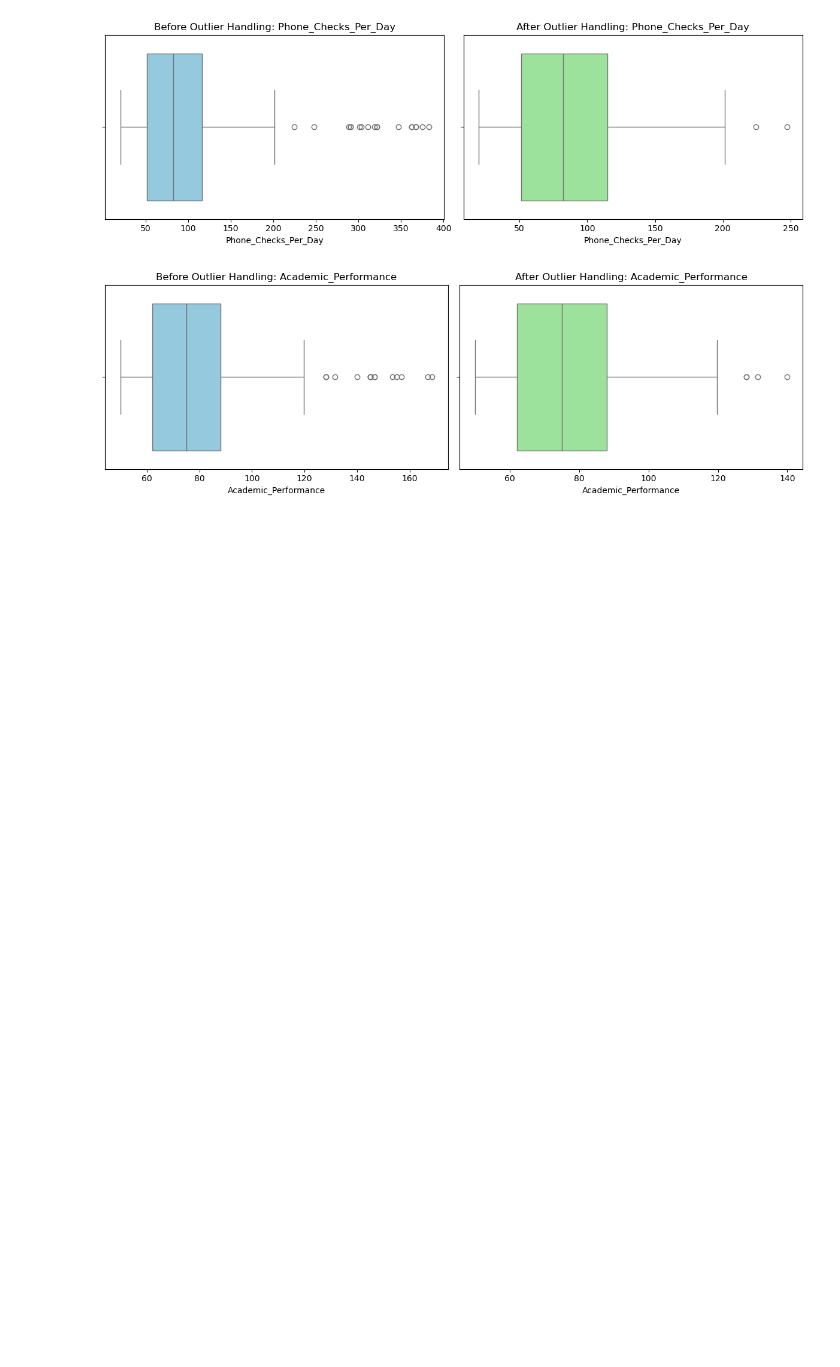
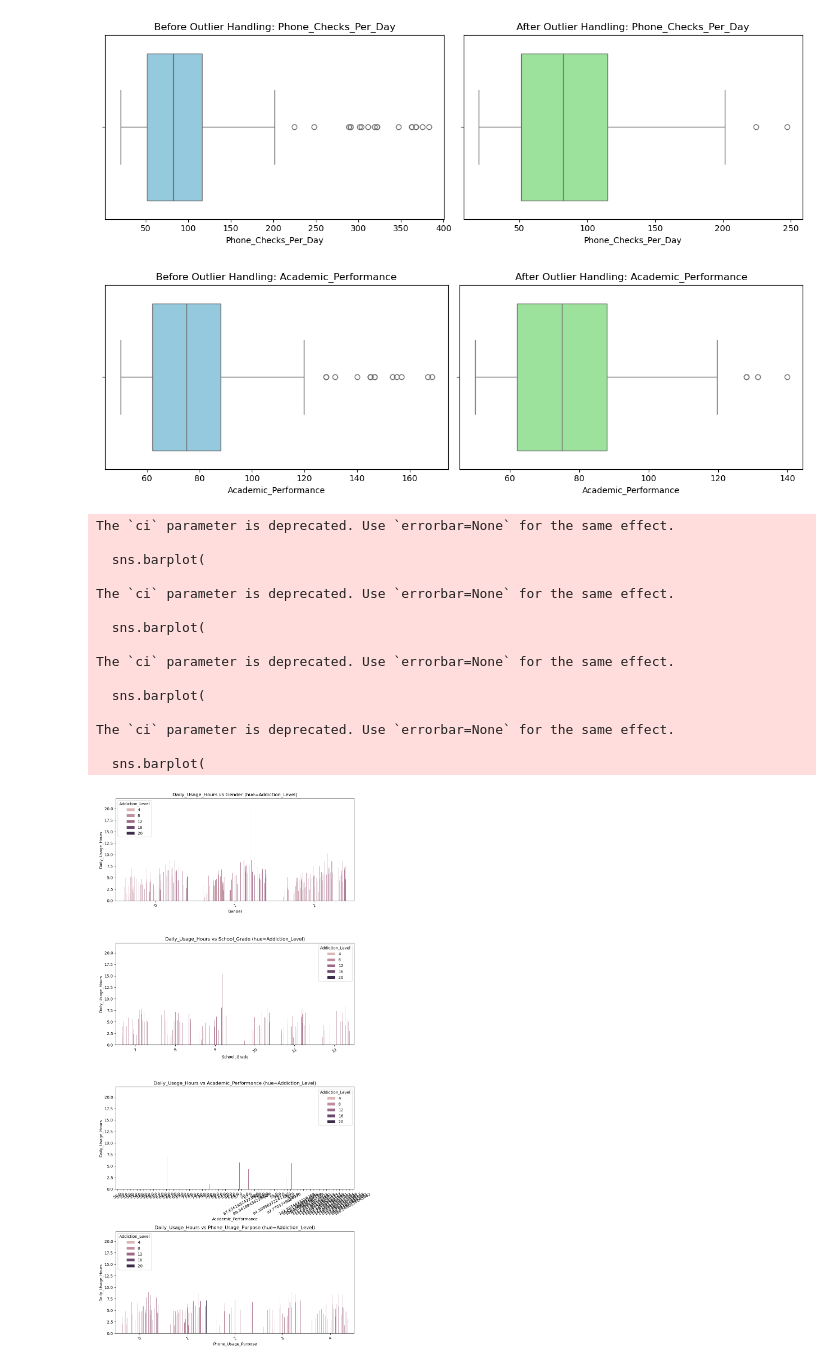
Before and after one commit to amitabhdeogh-09/ML-Project1, a Jupyter notebook: DATASET ML.ipynb, the cells around one changed output. Cells and saved outputs as stored; diff of their text form; code cells hidden in the pictures; blank space fills up the shorter version.

```diff
--- a/DATASET ML.ipynb
+++ b/DATASET ML.ipynb
@@ -411,3 +411,52 @@ for col in features:
 [figure]
 [figure]
 [figure]
+# %%
+import matplotlib.pyplot as plt
+import seaborn as sns
+
+# Target column
+target_col = "Addiction_Level"
+
+# Numeric feature to compare (like LoanAmount in report)
+numeric_col = "Daily_Usage_Hours"
+
+# Categorical features (change according to your dataset)
+cat_features = [
+    "Gender",
+    "School_Grade",
+    "Academic_Performance",
+    "Phone_Usage_Purpose"
+]
+
+# Prepare canvas (subplots stacked vertically)
+f, axes = plt.subplots(len(cat_features), 1, figsize=(10, 5*len(cat_features)))
+
+# Plot for each categorical feature
+for i, col in enumerate(cat_features):
+    sns.barplot(
+        x=col, y=numeric_col, hue=target_col,
+        data=df, ci=None, ax=axes[i]
+    )
+    axes[i].set_title(f"{numeric_col} vs {col} (hue={target_col})")
+    axes[i].tick_params(axis='x', rotation=30)
+
+plt.tight_layout()
+plt.show()
+# %% [output]
+The `ci` parameter is deprecated. Use `errorbar=None` for the same effect.
+
+  sns.barplot(
+
+The `ci` parameter is deprecated. Use `errorbar=None` for the same effect.
+
+  sns.barplot(
+
+The `ci` parameter is deprecated. Use `errorbar=None` for the same effect.
+
+  sns.barplot(
+
+The `ci` parameter is deprecated. Use `errorbar=None` for the same effect.
+
+  sns.barplot(
+[figure, added]
```
Also changed, not shown: parts of 5 cells of this notebook.
